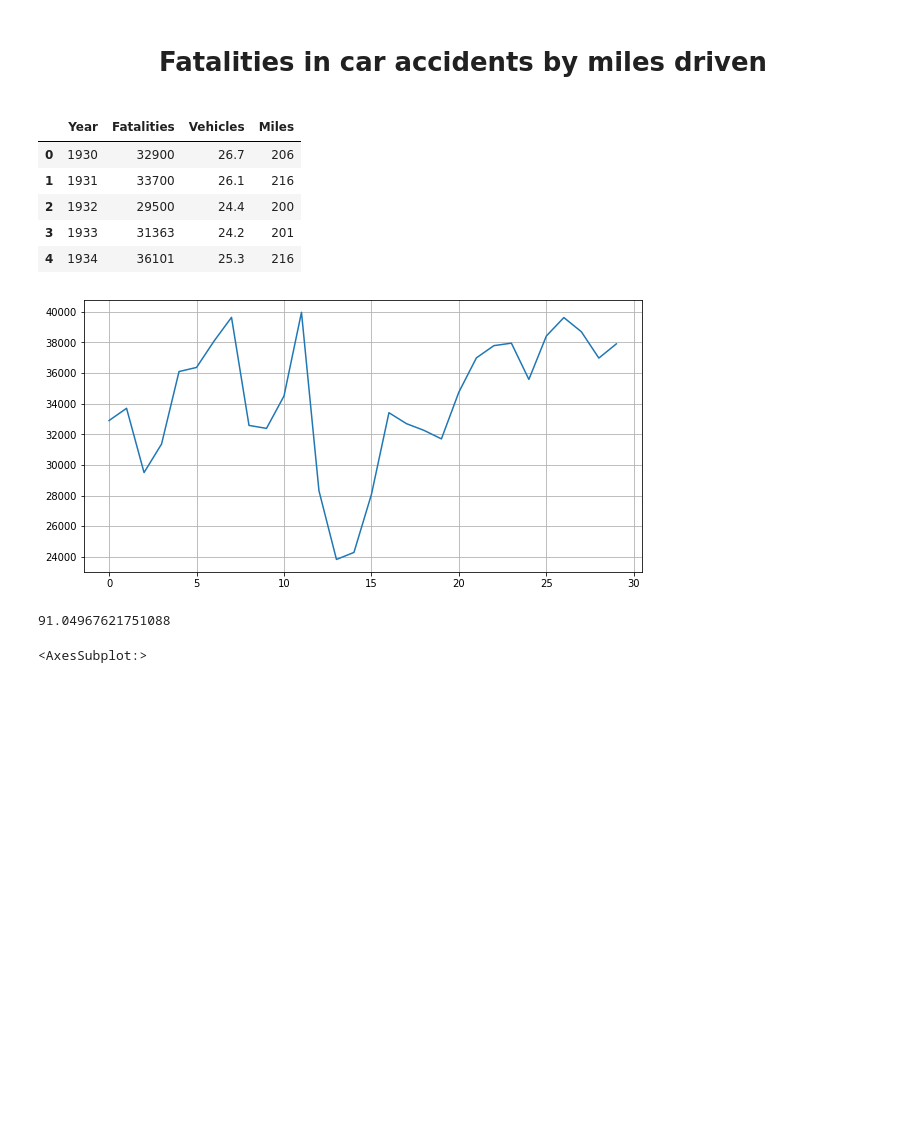
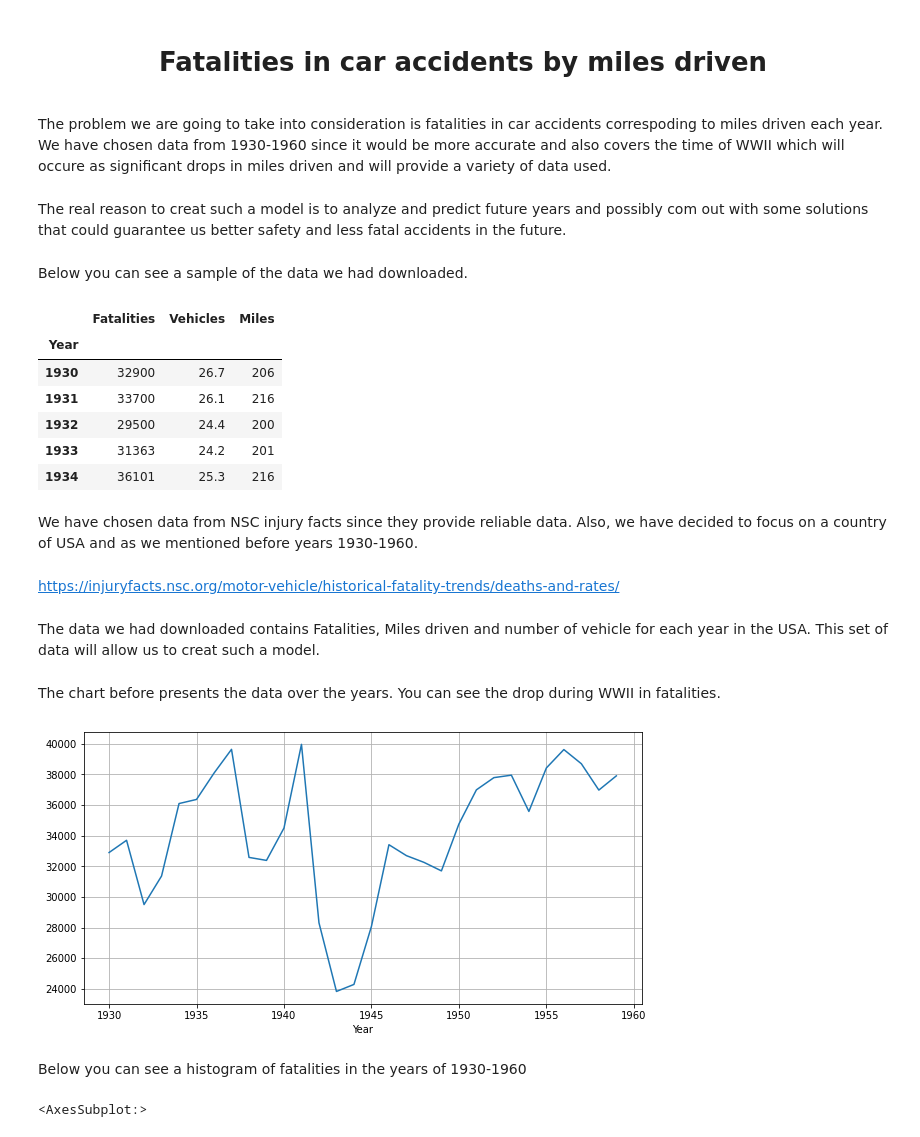
Before and after one commit to FilipZmija/Projekt, a Jupyter notebook: Project/project.ipynb, the cells around one changed output. Cells and saved outputs as stored; diff of their text form; code cells hidden in the pictures; blank space fills up the shorter version.

```diff
--- a/Project/project.ipynb
+++ b/Project/project.ipynb
@@ -1,5 +1,9 @@
 # %% [markdown]
 <center> <h1>Fatalities in car accidents by miles driven</h1></center>
+# %% [markdown]
+The problem we are going to take into consideration is fatalities in car accidents correspoding to miles driven each year. We have chosen data from 1930-1960 since it would be more accurate and also covers the time of WWII which will occure as significant drops in miles driven and will provide a variety of data used.
+# %% [markdown]
+The real reason to creat such a model is to analyze and predict future years and possibly com out with some solutions that could guarantee us better safety and less fatal accidents in the future.
 # %%
 from cmdstanpy import CmdStanModel
 import pandas as pd
@@ -7,25 +11,34 @@ import arviz as az
 import numpy as np
 import matplotlib.pyplot as plt
 import scipy.stats as stats
+# %% [markdown]
+Below you can see a sample of the data we had downloaded.
 # %%
-df = pd.read_csv("cars_fatalities.csv")
+df = pd.read_csv("cars_fatalities.csv", index_col=0)
 df.head()
 # %% [output]
-|  | Year | Fatalities | Vehicles | Miles |
-| 0 | 1930 | 32900 | 26.7 | 206 |
-| 1 | 1931 | 33700 | 26.1 | 216 |
-| 2 | 1932 | 29500 | 24.4 | 200 |
-| 3 | 1933 | 31363 | 24.2 | 201 |
-| 4 | 1934 | 36101 | 25.3 | 216 |
+|  | Fatalities | Vehicles | Miles |
+| Year |  |  |  |
+| 1930 | 32900 | 26.7 | 206 |
+| 1931 | 33700 | 26.1 | 216 |
+| 1932 | 29500 | 24.4 | 200 |
+| 1933 | 31363 | 24.2 | 201 |
+| 1934 | 36101 | 25.3 | 216 |
+# %% [markdown]
+We have chosen data from NSC injury facts since they provide reliable data. Also, we have decided to focus on a country of USA and as we mentioned before years 1930-1960.
+# %% [markdown]
+https://injuryfacts.nsc.org/motor-vehicle/historical-fatality-trends/deaths-and-rates/
+# %% [markdown]
+The data we had downloaded contains Fatalities, Miles driven and number of vehicle for each year in the USA. This set of data will allow us to creat such a model.
+# %% [markdown]
+The chart before presents the data over the years. You can see the drop during WWII in fatalities.
 # %%
 df['Fatalities'].plot(figsize=(10,5), grid=True)
 plt.show()
 # %% [output]
-[figure, old version]
+[figure, new version]
-# %%
-df['Fatalities'].mean()/df['Miles'].mean()
-# %% [output]
-91.04967621751088
+# %% [markdown]
+Below you can see a histogram of fatalities in the years of 1930-1960
 # %%
 df["Fatalities"].hist(bins =10)
 # %% [output]
```
Also changed, not shown: parts of 34 cells of this notebook, 6 other files.
